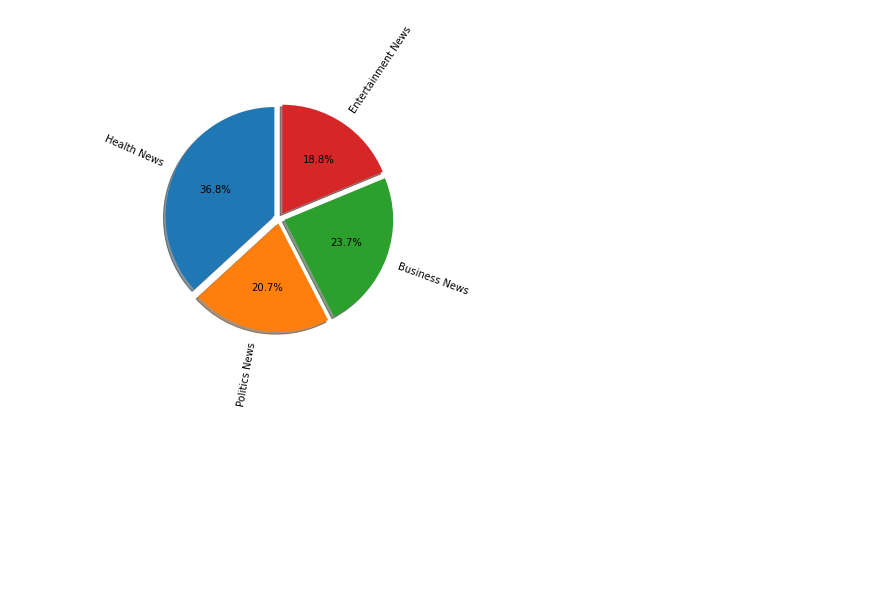
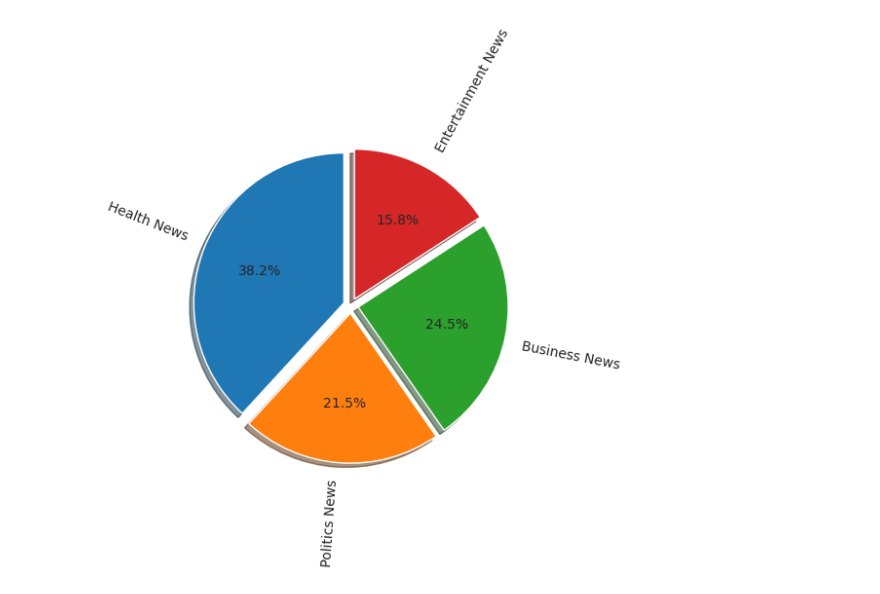
Before and after one commit to James030913/AiAssignment, a Jupyter notebook: AIAsm.ipynb, the cells around one changed output. Saved outputs shown, nothing was run; the diff lists cells and outputs as text; code cells hidden in the pictures; blank space fills up the shorter version.

```diff
--- a/AIAsm.ipynb
+++ b/AIAsm.ipynb
@@ -44,3 +26,3 @@ from sklearn.naive_bayes import GaussianNB,MultinomialNB,BernoulliNB
 # %%
-dataset = pd.read_csv("Dataset.csv")
+dataset = pd.read_csv("Dataset_clean.csv")
 print(dataset.head())
@@ -90,17 +49,19 @@ plt.show()
 # %%
-fig = plt.figure(figsize = (5,5))
+fig = plt.figure(figsize=(5, 5))
 colors = ["skyblue"]
-Health = dataset[dataset['CategoryId'] == 0 ]
-Politics = dataset[dataset['CategoryId'] == 1 ]
+Health = dataset[dataset['CategoryId'] == 0]
+Politics = dataset[dataset['CategoryId'] == 1]
 Business = dataset[dataset['CategoryId'] == 2]
 Entertainment = dataset[dataset['CategoryId'] == 3]
-count = [Health['CategoryId'].count(), Politics['CategoryId'].count(), Business['CategoryId'].count(), Entertainment['CategoryId'].count()]
-pie = plt.pie(count, labels = ['Health News', 'Politics News', 'Business News', 'Entertainment News'],
-              autopct = "%1.1f%%",
-              shadow = True,
-              startangle = 90,
+count = [Health['CategoryId'].count(), Politics['CategoryId'].count(), Business['CategoryId'].count(),
+         Entertainment['CategoryId'].count()]
+pie = plt.pie(count, labels=['Health News', 'Politics News', 'Business News', 'Entertainment News'],
+              autopct="%1.1f%%",
+              shadow=True,
+              startangle=90,
               rotatelabels=45,
-              explode = (0.05, 0.05, 0.05, 0.05))
+              explode=(0.05, 0.05, 0.05, 0.05))
+plt.show()
 # %% [output]
-[figure, old version]
+[figure, new version]
 # %%
```
Also changed, not shown: parts of 42 cells of this notebook, 5 other files.
